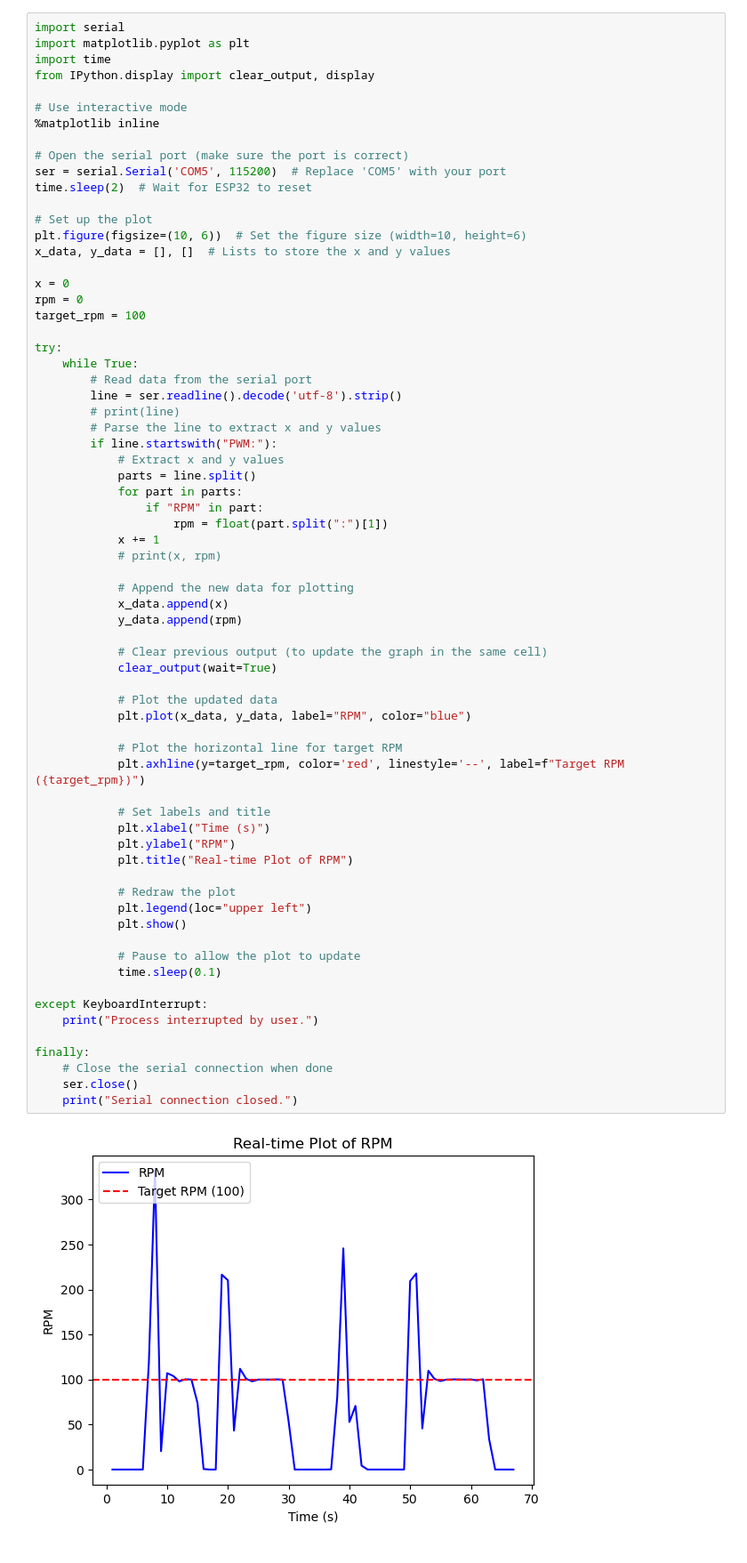
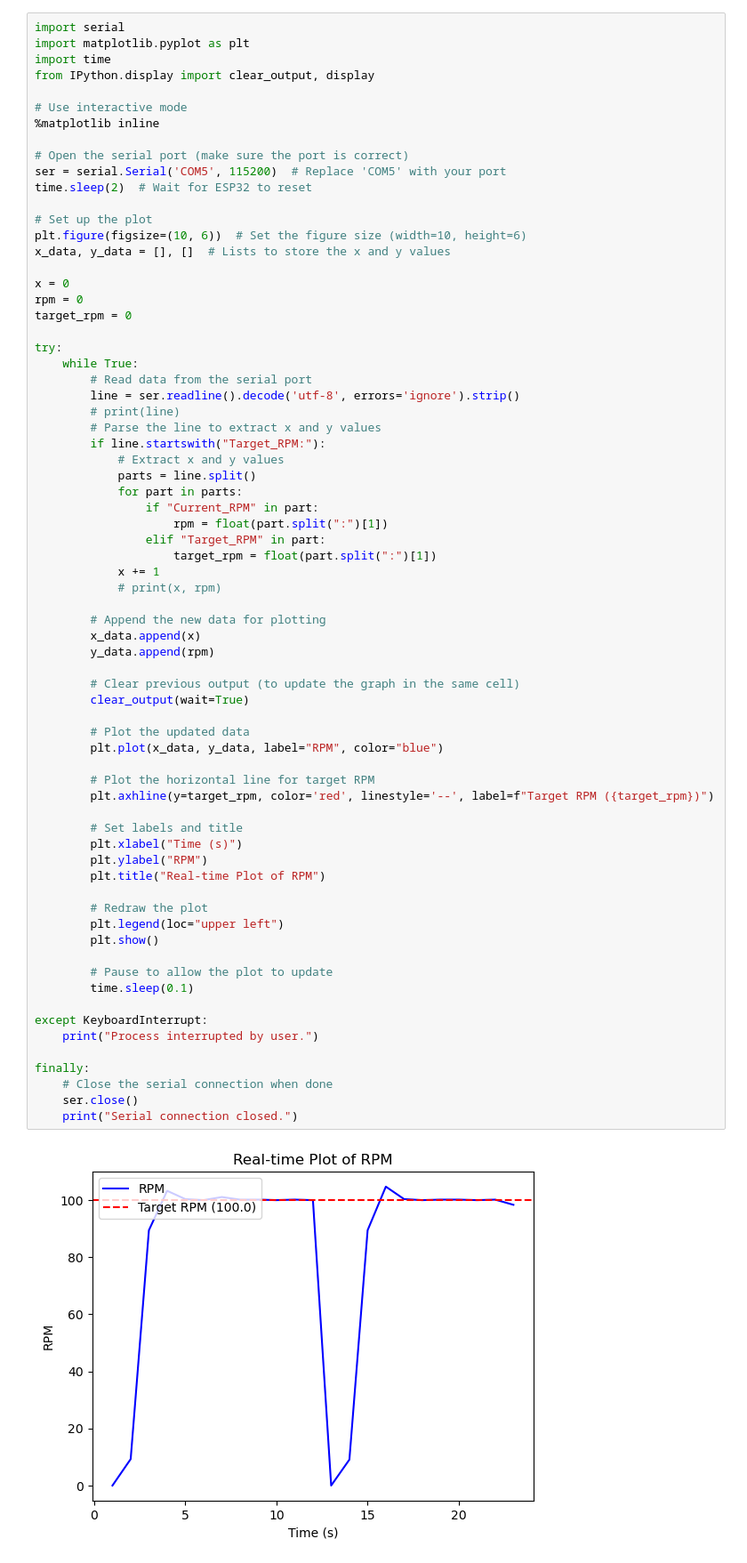
Before and after one commit to kaito274/esp32, a Jupyter notebook: plot.ipynb, the cells around one changed output. Shown: that part at 89% size. Cells and saved outputs as stored; diff of their text form.

Commit message:
Add plot for PID Position

```diff
--- a/plot.ipynb
+++ b/plot.ipynb
@@ -17,56 +19,58 @@ x_data, y_data = [], []  # Lists to store the x and y values
 
 x = 0
 rpm = 0
-target_rpm = 100
+target_rpm = 0
 
 try:
     while True:
         # Read data from the serial port
-        line = ser.readline().decode('utf-8').strip()
+        line = ser.readline().decode('utf-8', errors='ignore').strip()
         # print(line)
         # Parse the line to extract x and y values
-        if line.startswith("PWM:"):
+        if line.startswith("Target_RPM:"):
             # Extract x and y values
             parts = line.split()
             for part in parts:
-                if "RPM" in part:
+                if "Current_RPM" in part:
                     rpm = float(part.split(":")[1])
+                elif "Target_RPM" in part:
+                    target_rpm = float(part.split(":")[1])
             x += 1
             # print(x, rpm)
 
-            # Append the new data for plotting
-            x_data.append(x)
-            y_data.append(rpm)
+        # Append the new data for plotting
+        x_data.append(x)
+        y_data.append(rpm)
 
-            # Clear previous output (to update the graph in the same cell)
-            clear_output(wait=True)
+        # Clear previous output (to update the graph in the same cell)
+        clear_output(wait=True)
 
-            # Plot the updated data
-            plt.plot(x_data, y_data, label="RPM", color="blue")
+        # Plot the updated data
+        plt.plot(x_data, y_data, label="RPM", color="blue")
 
-            # Plot the horizontal line for target RPM
-            plt.axhline(y=target_rpm, color='red', linestyle='--', label=f"Target RPM ({target_rpm})")
+        # Plot the horizontal line for target RPM
+        plt.axhline(y=target_rpm, color='red', linestyle='--', label=f"Target RPM ({target_rpm})")
 
-            # Set labels and title
-            plt.xlabel("Time (s)")
-            plt.ylabel("RPM")
-            plt.title("Real-time Plot of RPM")
+        # Set labels and title
+        plt.xlabel("Time (s)")
+        plt.ylabel("RPM")
+        plt.title("Real-time Plot of RPM")
 
-            # Redraw the plot
-            plt.legend(loc="upper left")
-            plt.show()
+        # Redraw the plot
+        plt.legend(loc="upper left")
+        plt.show()
 
-            # Pause to allow the plot to update
-            time.sleep(0.1)
+        # Pause to allow the plot to update
+        time.sleep(0.1)
 
 except KeyboardInterrupt:
     print("Process interrupted by user.")
 
 finally:
     # Close the serial connection when done
     ser.close()
     print("Serial connection closed.")
 # %% [output]
-[figure, old version]
+[figure, new version]
 Process interrupted by user.
 Serial connection closed.
```
Also changed, not shown: parts of 5 cells of this notebook.
